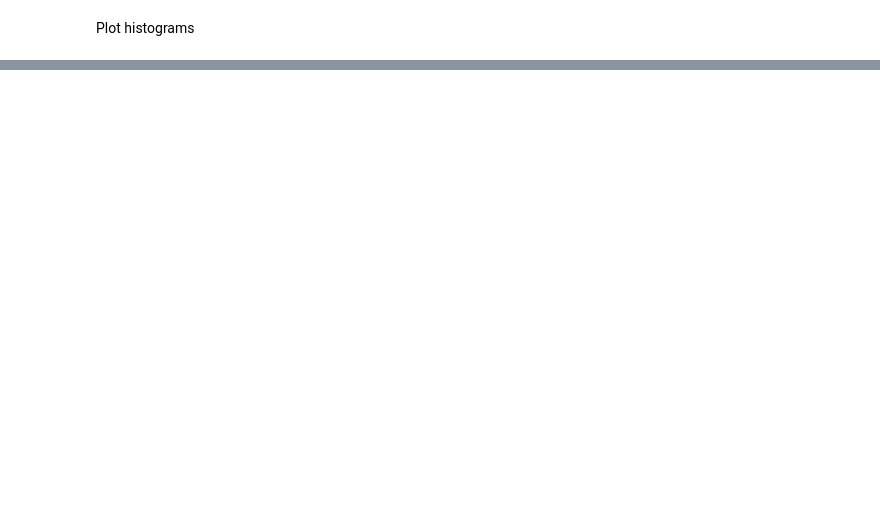
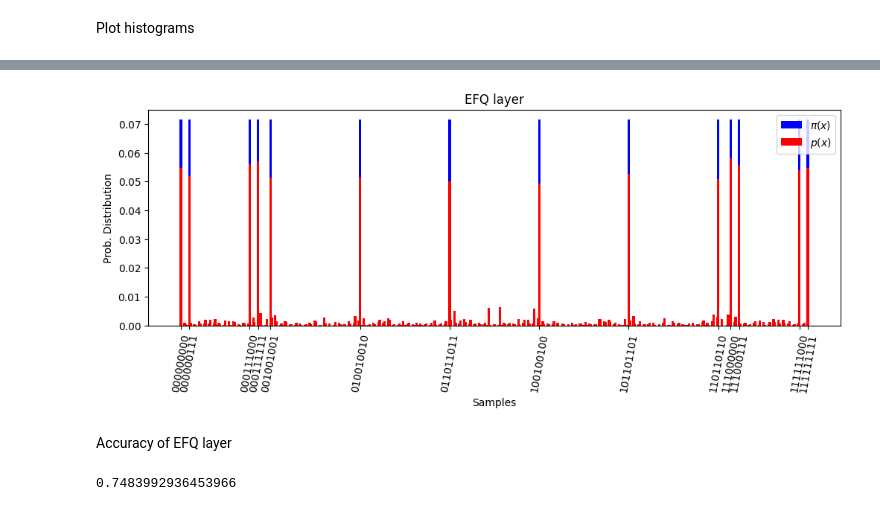
Before and after one commit to sergedenisov/barsandstripes, a Jupyter notebook: bas_launch_ionq.ipynb, the cells around one changed output, grey strips where cells are left out. Saved outputs shown, nothing was run; the diff lists cells and outputs as text; code cells hidden in the pictures; blank space fills up the shorter version.

```diff
--- a/bas_launch_ionq.ipynb
+++ b/bas_launch_ionq.ipynb
@@ -45,0 +81,21 @@ def strong_layer(parameters):
+# %%
+def efq_layer(parameters):
+    param_index = 1
+    x = parameters[0]
+    n = 6
+    for k in range(n):
+        #W part
+        for qubit in range(n_qubits):
+            qml.RY(parameters[param_index], qubit)
+            param_index += 1
+            qml.RZ(parameters[param_index], qubit)
+            param_index += 1
+            qml.RX(parameters[param_index], qubit)
+            param_index += 1
+
+            qml.RZ((2**k + 1)*x, qubit)
+
+        for qubit in range(n_qubits - 1):
+            qml.CNOT(wires=[qubit, qubit + 1])
+        qml.CNOT(wires=[n_qubits - 1, 0])
+    return qml.probs(wires=range(n_qubits))
@@ -277,3 +723,9 @@ print(output_probs)
+# %%
+@qml.qnode(dev)
+def circuit_efq(parameters):
+    return efq_layer(parameters)
+
+output_probs_efq = circuit_efq(params_efq)
 # %% [markdown]
 Plot histograms
 # %%
@@ -306,0 +812,27 @@ print(acr)
+# %%
+probs = np.zeros(2**size)
+probs[nums] = 1 / len(data)
+
+plt.figure(figsize=(12, 5))
+plt.bar(np.arange(2**size), probs, width=2.0, label=r"$\pi(x)$", color='blue')
+plt.bar(np.arange(2**size), output_probs_efq, width=2.0, label=r"$p(x)$",color='red')
+
+plt.xticks(nums, bitstrings, rotation=80)
+
+plt.title("EFQ layer")
+plt.xlabel("Samples")
+plt.ylabel("Prob. Distribution")
+plt.legend(loc="upper right")
+plt.subplots_adjust(bottom=0.3)
+plt.show()
+# %% [output]
+[figure, added]
+# %% [markdown]
+Accuracy of EFQ layer
+# %%
+acr=0
+for i in nums:
+    acr+=output_probs_efq[i]
+print(acr)
+# %% [output]
+0.7483992936453966
```
Also changed, not shown: parts of 22 cells of this notebook.
